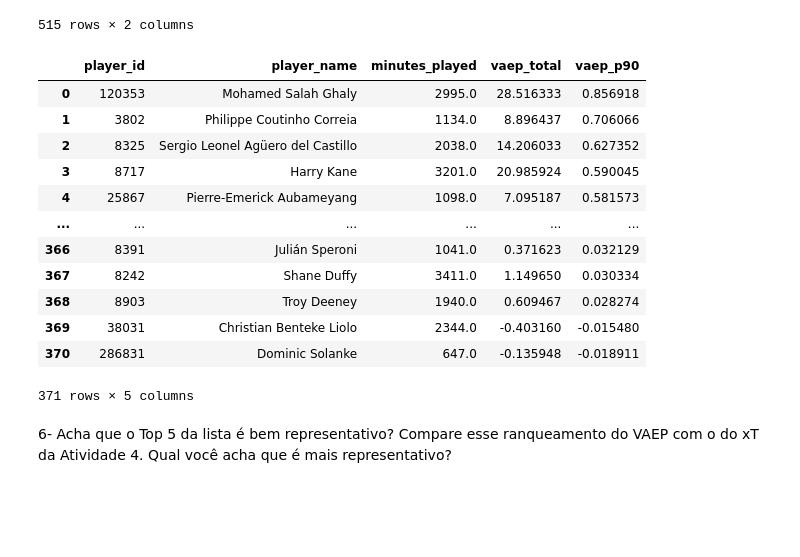
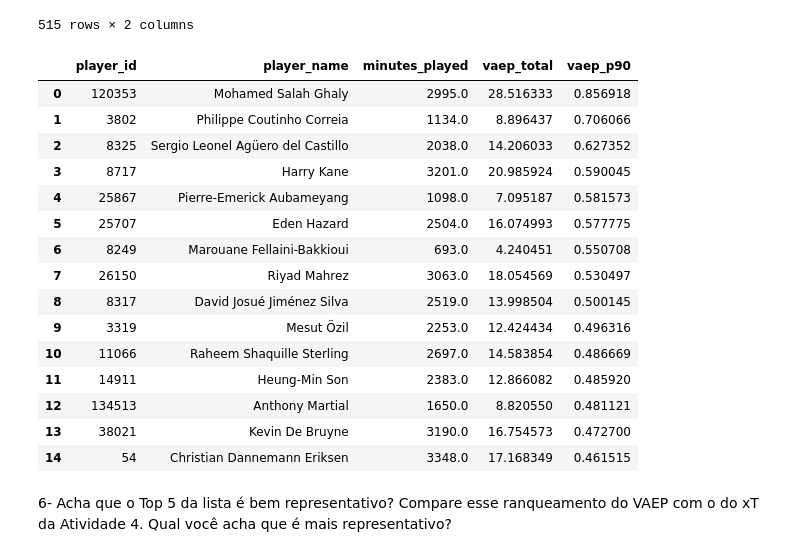
Before and after one commit to lframosferreira/soccer-analytics-notebooks, a Jupyter notebook: atv05/luis_felipe_ramos_ferreira.ipynb, the cells around one changed output. Saved outputs shown, nothing was run; the diff lists cells and outputs as text; code cells hidden in the pictures; blank space fills up the shorter version.

```diff
--- a/atv05/luis_felipe_ramos_ferreira.ipynb
+++ b/atv05/luis_felipe_ramos_ferreira.ipynb
@@ -359,20 +451,23 @@ def calculate_player_ratings(action_values, minutes_per_season, players):
 # %%
 player_ratings = {}
 player_ratings["England"] = calculate_player_ratings(action_values=action_values["England"], minutes_per_season=minutes_per_season["England"], players=players)
-player_ratings["England"]
+player_ratings["England"].head(15)
 # %% [output]
 |  | player_id | player_name | minutes_played | vaep_total | vaep_p90 |
 | 0 | 120353 | Mohamed Salah Ghaly | 2995.0 | 28.516333 | 0.856918 |
 | 1 | 3802 | Philippe Coutinho Correia | 1134.0 | 8.896437 | 0.706066 |
 | 2 | 8325 | Sergio Leonel Agüero del Castillo | 2038.0 | 14.206033 | 0.627352 |
 | 3 | 8717 | Harry Kane | 3201.0 | 20.985924 | 0.590045 |
 | 4 | 25867 | Pierre-Emerick Aubameyang | 1098.0 | 7.095187 | 0.581573 |
-| ... | ... | ... | ... | ... | ... |
-| 366 | 8391 | Julián Speroni | 1041.0 | 0.371623 | 0.032129 |
-| 367 | 8242 | Shane Duffy | 3411.0 | 1.149650 | 0.030334 |
-| 368 | 8903 | Troy Deeney | 1940.0 | 0.609467 | 0.028274 |
-| 369 | 38031 | Christian Benteke Liolo | 2344.0 | -0.403160 | -0.015480 |
-| 370 | 286831 | Dominic Solanke | 647.0 | -0.135948 | -0.018911 |
+| 5 | 25707 | Eden Hazard | 2504.0 | 16.074993 | 0.577775 |
+| 6 | 8249 | Marouane Fellaini-Bakkioui | 693.0 | 4.240451 | 0.550708 |
+| 7 | 26150 | Riyad Mahrez | 3063.0 | 18.054569 | 0.530497 |
+| 8 | 8317 | David Josué Jiménez Silva | 2519.0 | 13.998504 | 0.500145 |
+| 9 | 3319 | Mesut Özil | 2253.0 | 12.424434 | 0.496316 |
+| 10 | 11066 | Raheem Shaquille Sterling | 2697.0 | 14.583854 | 0.486669 |
+| 11 | 14911 | Heung-Min Son | 2383.0 | 12.866082 | 0.485920 |
+| 12 | 134513 | Anthony Martial | 1650.0 | 8.820550 | 0.481121 |
+| 13 | 38021 | Kevin De Bruyne | 3190.0 | 16.754573 | 0.472700 |
+| 14 | 54 | Christian Dannemann Eriksen | 3348.0 | 17.168349 | 0.461515 |
-371 rows × 5 columns
 # %% [markdown]
 6- Acha que o Top 5 da lista é bem representativo? Compare esse ranqueamento do VAEP com o do xT da Atividade 4. Qual você acha que é mais representativo?
```
Also changed, not shown: parts of 15 cells of this notebook.
